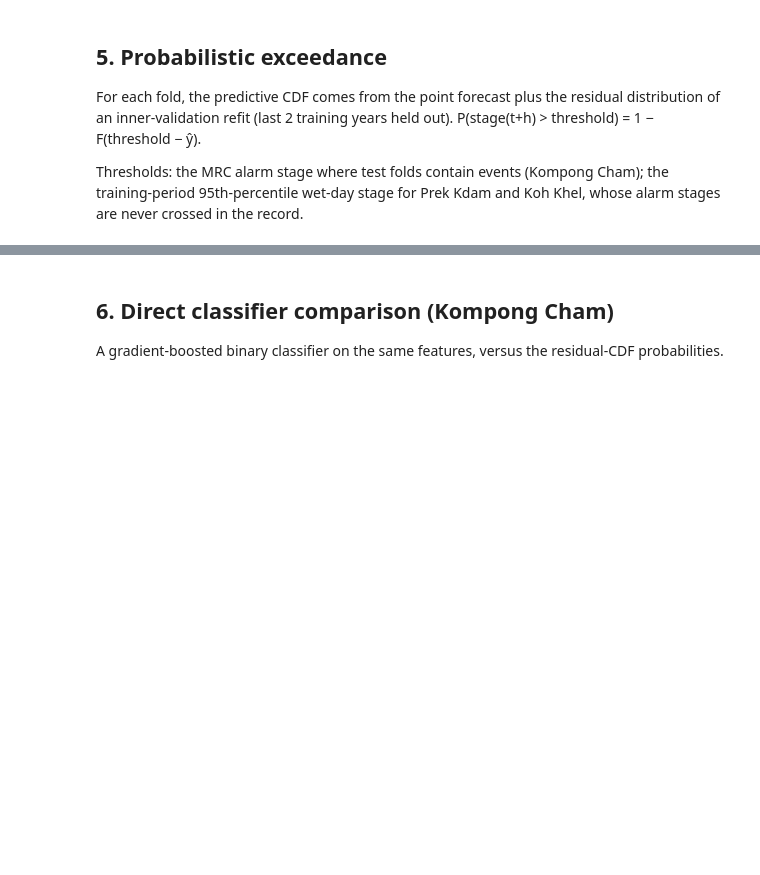
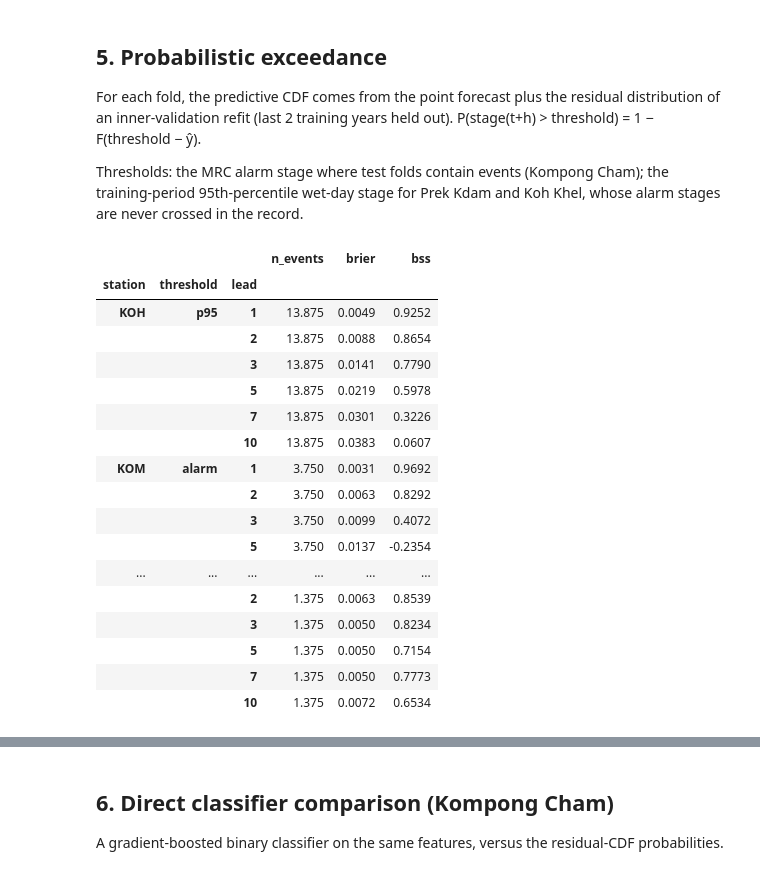
Before and after one commit to SunchhayK/MekongRiverCommissionAnalysis, a Jupyter notebook: notebooks/04_forecast_model.ipynb, the cells around one changed output, grey strips where cells are left out. Cells and saved outputs as stored; diff of their text form; code cells hidden in the pictures; blank space fills up the shorter version.

```diff
--- a/notebooks/04_forecast_model.ipynb
+++ b/notebooks/04_forecast_model.ipynb
@@ -257,42 +434,25 @@ Thresholds: the MRC alarm stage where test folds contain events (Kompong
 Cham); the training-period 95th-percentile wet-day stage for Prek Kdam and
 Koh Khel, whose alarm stages are never crossed in the record.
 # %%
-def exceed_thresholds(station: str, train_mask: pd.Series) -> dict[str, float]:
-    if station == "KOM":
-        return {"alarm": float(TH.loc["KOM", "alarmStage"])}
-    wet_vals = w.loc[train_mask, station].dropna()
-    wet_vals = wet_vals[wet_vals.index.month.isin(WET_MONTHS)]
-    return {"p95": float(wet_vals.quantile(0.95))}
-
-rows = []
-reliability_rows = []
-for stn in TARGETS:
-    for lead in LEADS:
-        for ty in TEST_YEARS:
-            fold, *_ = fit_predict_fold(stn, lead, ty)
-            if "_resid_q" not in fold:
-                continue
-            y = fold["y"]
-            yhat = fold["lgbm"]
-            thr_map = exceed_thresholds(stn, fold["_train_mask"])
-            # climatology base rate for Brier skill, from training years
-            tr_y = fold["_ytr"].values
-            for tname, thr in thr_map.items():
-                p = 1 - np.interp(thr - yhat, fold["_resid_q"], fold["_resid_probs"])
-                e = (y > thr).astype(float)
-                base = float((tr_y > thr).mean())
-                rows.append({
-                    "station": stn, "lead": lead, "test_year": ty, "threshold": tname,
-                    "thr": round(thr, 2), "n": len(y), "n_events": int(e.sum()),
-                    "brier": brier(e, p), "brier_clim": brier(e, np.full_like(p, base)),
-                    "bss": brier_skill(e, p, np.full_like(p, base)),
-                })
-                if stn == "KOM" and lead in (1, 3, 5, 7, 10):
-                    reliability_rows.append(pd.DataFrame({
-                        "p": p, "e": e, "lead": lead, "year": ty,
-                    }))
-cv_exc = pd.DataFrame(rows)
-cv_exc.to_parquet(OUT / "cv_exceed.parquet")
 (cv_exc.groupby(["station", "threshold", "lead"])[["n_events", "brier", "bss"]]
    .mean().round(4).head(20))
+# %% [output]
+|  |  |  | n_events | brier | bss |
+| station | threshold | lead |  |  |  |
+| KOH | p95 | 1 | 13.875 | 0.0049 | 0.9252 |
+|  |  | 2 | 13.875 | 0.0088 | 0.8654 |
+|  |  | 3 | 13.875 | 0.0141 | 0.7790 |
+|  |  | 5 | 13.875 | 0.0219 | 0.5978 |
+|  |  | 7 | 13.875 | 0.0301 | 0.3226 |
+|  |  | 10 | 13.875 | 0.0383 | 0.0607 |
+| KOM | alarm | 1 | 3.750 | 0.0031 | 0.9692 |
+|  |  | 2 | 3.750 | 0.0063 | 0.8292 |
+|  |  | 3 | 3.750 | 0.0099 | 0.4072 |
+|  |  | 5 | 3.750 | 0.0137 | -0.2354 |
+| ... | ... | ... | ... | ... | ... |
+|  |  | 2 | 1.375 | 0.0063 | 0.8539 |
+|  |  | 3 | 1.375 | 0.0050 | 0.8234 |
+|  |  | 5 | 1.375 | 0.0050 | 0.7154 |
+|  |  | 7 | 1.375 | 0.0050 | 0.7773 |
+|  |  | 10 | 1.375 | 0.0072 | 0.6534 |
 # %%
```
Also changed, not shown: parts of 21 cells of this notebook, 19 other files.
